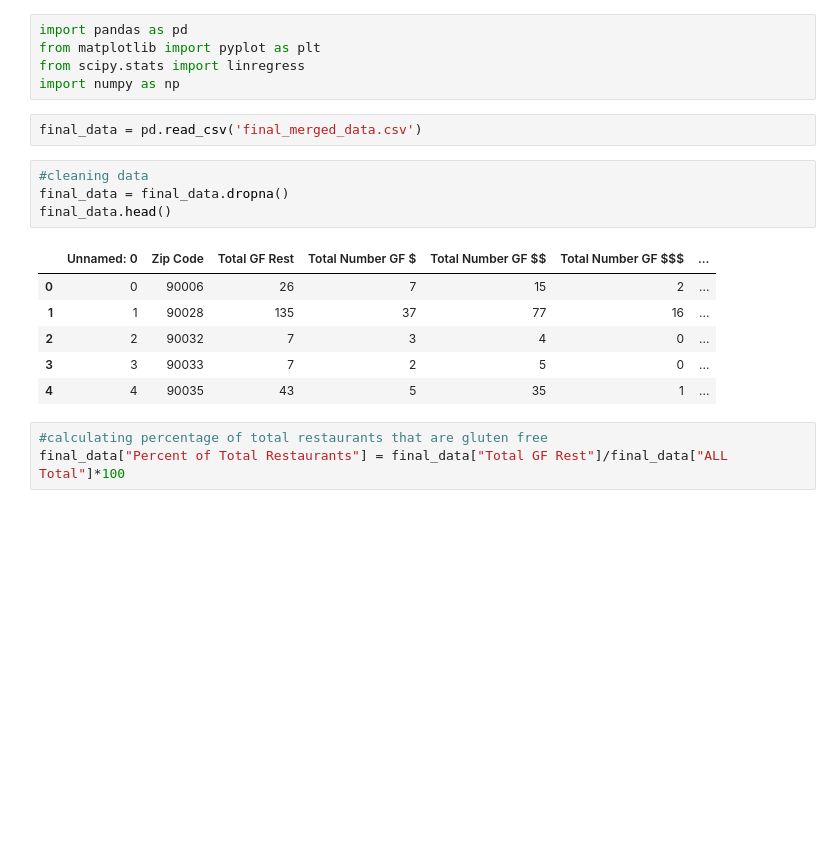
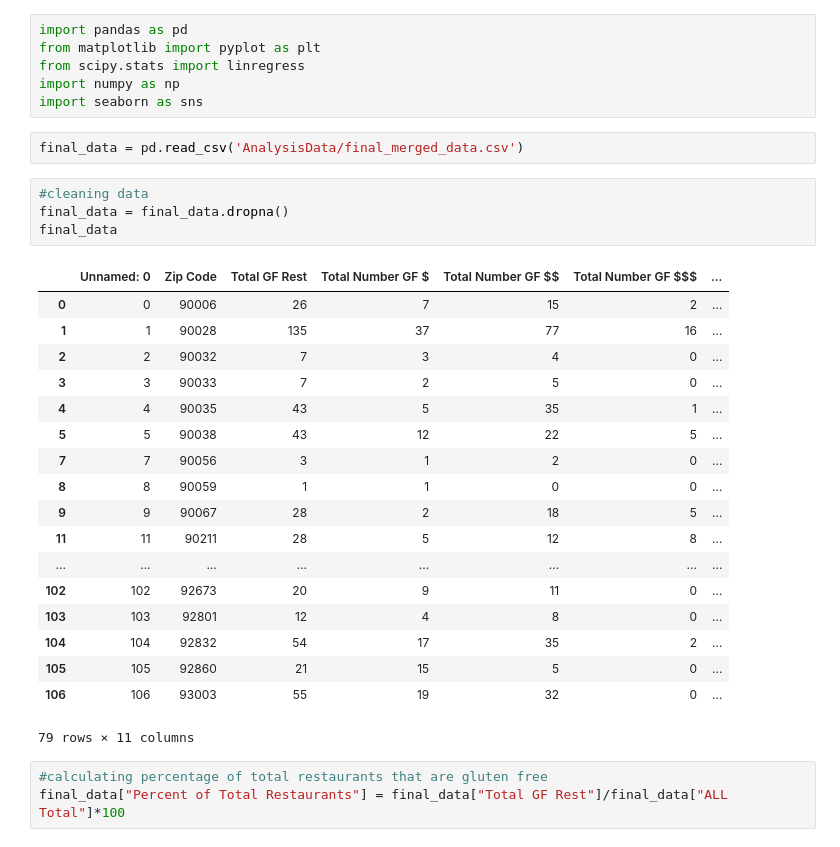
Before and after one commit to connie-hu/DataViz_Project, a Jupyter notebook: Solution/AnalysisIncomeScatterPlots.ipynb, the cells around one changed output. Cells and saved outputs as stored; diff of their text form; blank space fills up the shorter version.

```diff
--- a/Solution/AnalysisIncomeScatterPlots.ipynb
+++ b/Solution/AnalysisIncomeScatterPlots.ipynb
@@ -3,19 +3,32 @@ import pandas as pd
 from matplotlib import pyplot as plt
 from scipy.stats import linregress
 import numpy as np
+import seaborn as sns
 # %%
-final_data = pd.read_csv('final_merged_data.csv')
+final_data = pd.read_csv('AnalysisData/final_merged_data.csv')
 # %%
 #cleaning data
 final_data = final_data.dropna()
-final_data.head()
+final_data
 # %% [output]
 |  | Unnamed: 0 | Zip Code | Total GF Rest | Total Number GF $ | Total Number GF $$ | Total Number GF $$$ | ... |
 | 0 | 0 | 90006 | 26 | 7 | 15 | 2 | ... |
 | 1 | 1 | 90028 | 135 | 37 | 77 | 16 | ... |
 | 2 | 2 | 90032 | 7 | 3 | 4 | 0 | ... |
 | 3 | 3 | 90033 | 7 | 2 | 5 | 0 | ... |
 | 4 | 4 | 90035 | 43 | 5 | 35 | 1 | ... |
+| 5 | 5 | 90038 | 43 | 12 | 22 | 5 | ... |
+| 7 | 7 | 90056 | 3 | 1 | 2 | 0 | ... |
+| 8 | 8 | 90059 | 1 | 1 | 0 | 0 | ... |
+| 9 | 9 | 90067 | 28 | 2 | 18 | 5 | ... |
+| 11 | 11 | 90211 | 28 | 5 | 12 | 8 | ... |
+| ... | ... | ... | ... | ... | ... | ... | ... |
+| 102 | 102 | 92673 | 20 | 9 | 11 | 0 | ... |
+| 103 | 103 | 92801 | 12 | 4 | 8 | 0 | ... |
+| 104 | 104 | 92832 | 54 | 17 | 35 | 2 | ... |
+| 105 | 105 | 92860 | 21 | 15 | 5 | 0 | ... |
+| 106 | 106 | 93003 | 55 | 19 | 32 | 0 | ... |
+79 rows × 11 columns
 # %%
 #calculating percentage of total restaurants that are gluten free
 final_data["Percent of Total Restaurants"] = final_data["Total GF Rest"]/final_data["ALL Total"]*100
```
Also changed, not shown: parts of 7 cells of this notebook, 1 other file.
